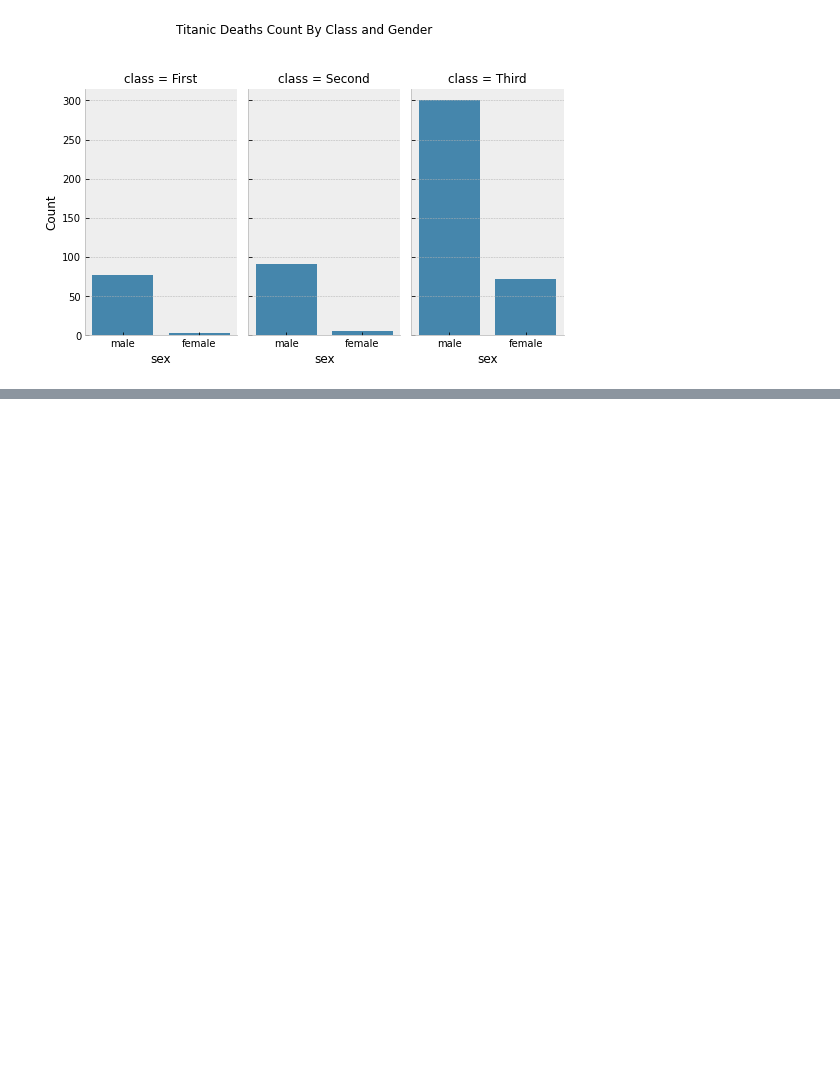
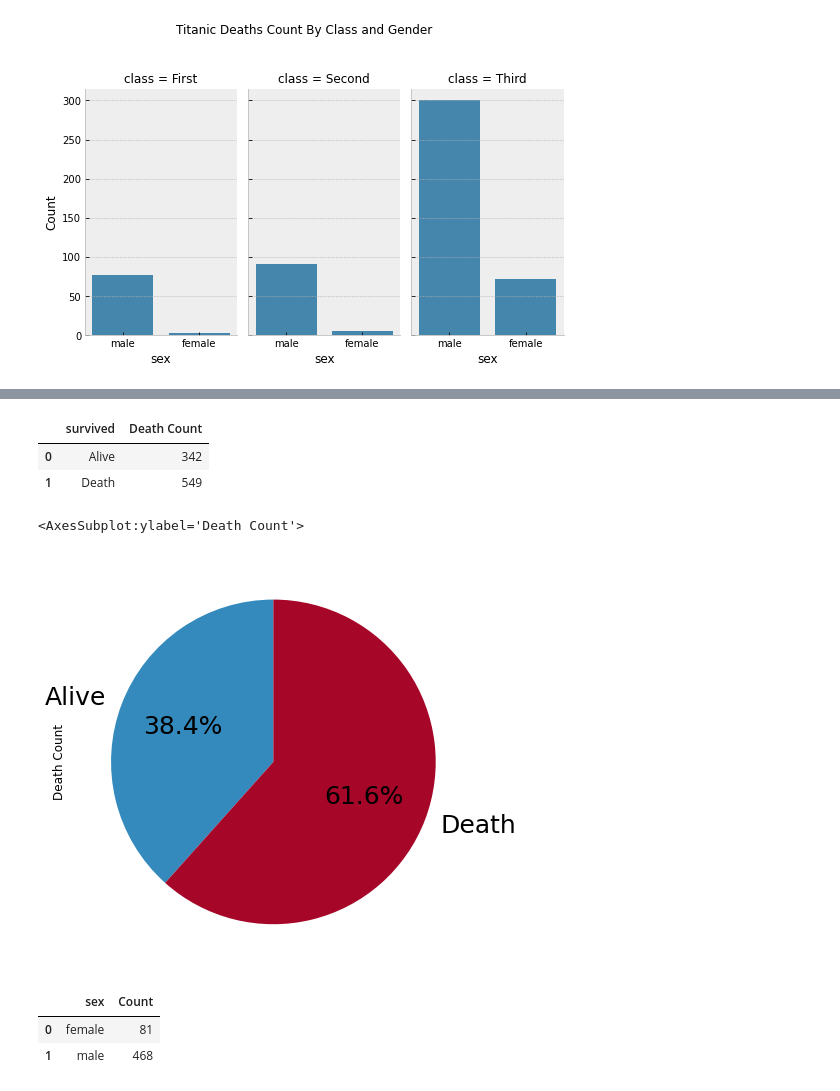
Before and after one commit to gabrielmazzitelli86/Titanic, a Jupyter notebook: titanic.ipynb, the cells around one changed output, grey strips where cells are left out. Saved outputs shown, nothing was run; the diff lists cells and outputs as text; code cells hidden in the pictures; blank space fills up the shorter version.

Commit message:
pie graphics added

```diff
--- a/titanic.ipynb
+++ b/titanic.ipynb
@@ -75,3 +89,7 @@ g.fig.suptitle('Titanic Deaths Count By Class and Gender')
 # %% [output]
 Text(0.5, 0.98, 'Titanic Deaths Count By Class and Gender')
 [figure]
+# %%
+df_alive_death=df_titanic[['survived','sex', 'class']]
+df_alive_death['survived'] = df_alive_death['survived'].replace([0],'Death')
+df_alive_death['survived'] = df_alive_death['survived'].replace([1],'Alive')
@@ -77,0 +107,24 @@ Text(0.5, 0.98, 'Titanic Deaths Count By Class and Gender')
+# %%
+df_alive_death=df_alive_death.groupby(['survived']).size().reset_index(name="Death Count")
+df_alive_death.head(100)
+# %% [output]
+|  | survived | Death Count |
+| 0 | Alive | 342 |
+| 1 | Death | 549 |
+# %%
+plt.figure(figsize=(16,8))
+# plot chart
+ax1 = plt.subplot(121, aspect='equal')
+df_alive_death.plot(kind='pie', y = 'Death Count', ax=ax1, autopct='%1.1f%%',
+ startangle=90, shadow=False, labels=df_alive_death['survived'], legend = False, fontsize=25)
+# %% [output]
+<AxesSubplot:ylabel='Death Count'>
+[figure, added]
+# %%
+df_titanic_deaths_by_sex=df_titanic_deaths[['sex', 'class']]
+df_titanic_deaths_by_sex=df_titanic_deaths_by_sex.groupby(['sex']).size().reset_index(name="Count")
+df_titanic_deaths_by_sex.head(100)
+# %% [output]
+|  | sex | Count |
+| 0 | female | 81 |
+| 1 | male | 468 |
```
Also changed, not shown: parts of 7 cells of this notebook.
